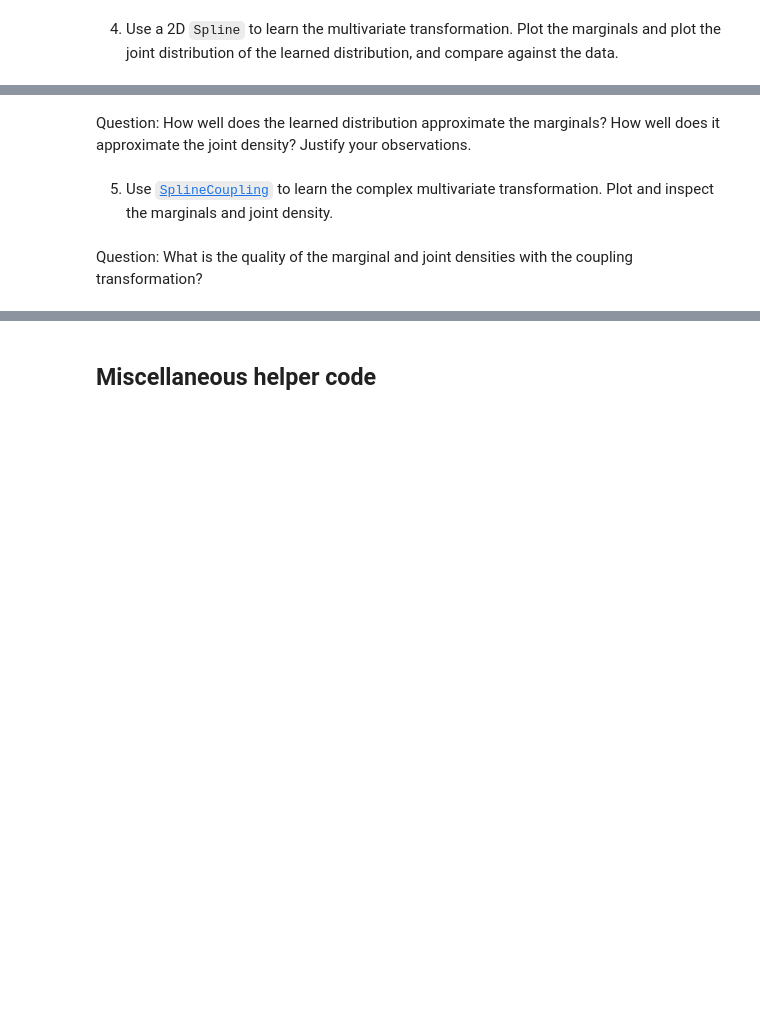
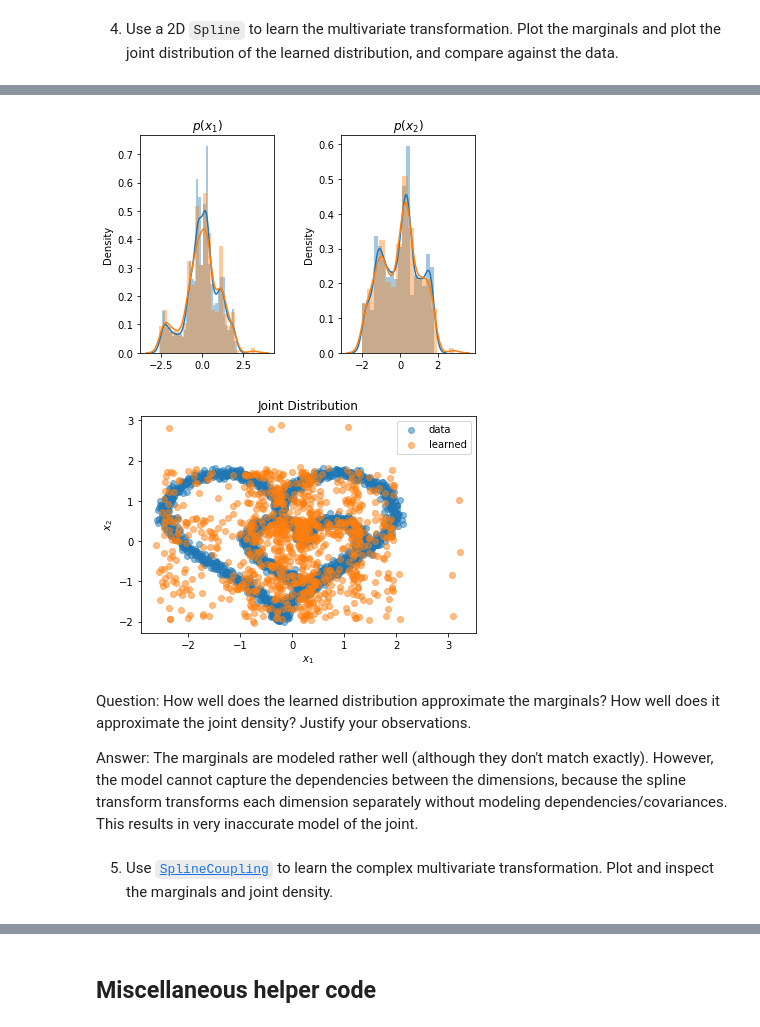
Before and after one commit to Zleander/PML_Exercises, a Jupyter notebook: Ex11/Exercise_11/Exercise_11.ipynb, the cells around one changed output, grey strips where cells are left out. Saved outputs shown, nothing was run; the diff lists cells and outputs as text; code cells hidden in the pictures; blank space fills up the shorter version.

```diff
--- a/Ex11/Exercise_11/Exercise_11.ipynb
+++ b/Ex11/Exercise_11/Exercise_11.ipynb
@@ -476,0 +468,6 @@ plt.show()
+# %%
+# Create the learnable distribution with 2D Spline
+
+base_dist = dist.Normal(torch.zeros(2), torch.ones(2))
+spline_transform = T.Spline(2, count_bins=16)
+flow_dist = dist.TransformedDistribution(base_dist, [spline_transform])
@@ -477,4 +495,42 @@ plt.show()
+# %%
+# Plot the marginals and joint density of the learned distribution and compare against the true data distribution.
+
+X_flow = flow_dist.sample(torch.Size([1000,])).detach().numpy()
+
+# true dist
+plt.subplot(1, 2, 1)
+sns.distplot(X[:,0], label='data')
+plt.title(r'$p(x_1)$')
+plt.subplot(1, 2, 2)
+sns.distplot(X[:,1], label='data')
+plt.title(r'$p(x_2)$')
+plt.subplots_adjust(wspace=0.5)
+
+#learned dist
+plt.subplot(1, 2, 1)
+sns.distplot(X_flow[:,0], label='learned')
+plt.title(r'$p(x_1)$')
+plt.subplot(1, 2, 2)
+sns.distplot(X_flow[:,1], label='learned')
+plt.title(r'$p(x_2)$')
+plt.subplots_adjust(wspace=0.5)
+plt.show()
+
+
+# JOINT------------
+plt.title(r'Joint Distribution')
+plt.xlabel(r'$x_1$')
+plt.ylabel(r'$x_2$')
+plt.scatter(X[:,0], X[:,1], label='data', alpha=0.5)
+plt.scatter(X_flow[:,0], X_flow[:,1], label='learned', alpha=0.5)
+plt.legend()
+plt.show()
+# %% [output]
+[figure, added]
+[figure, added]
 # %% [markdown]
 Question: How well does the learned distribution approximate the marginals? How well does it approximate the joint density? Justify your observations.
+
+Answer: The marginals are modeled rather well (although they don't match exactly). However, the model cannot capture the dependencies between the dimensions, because the spline transform transforms each dimension separately without modeling dependencies/covariances. This results in very inaccurate model of the joint.
 # %% [markdown]
 5. Use [`SplineCoupling`](https://docs.pyro.ai/en/stable/distributions.html#splinecoupling) to learn the complex multivariate transformation. Plot and inspect the marginals and joint density.
@@ -493,2 +536,0 @@ Question: How well does the learned distribution approximate the marginals? How
-# %% [markdown]
-Question: What is the quality of the marginal and joint densities with the coupling transformation?
```
Also changed, not shown: parts of 18 cells of this notebook.
